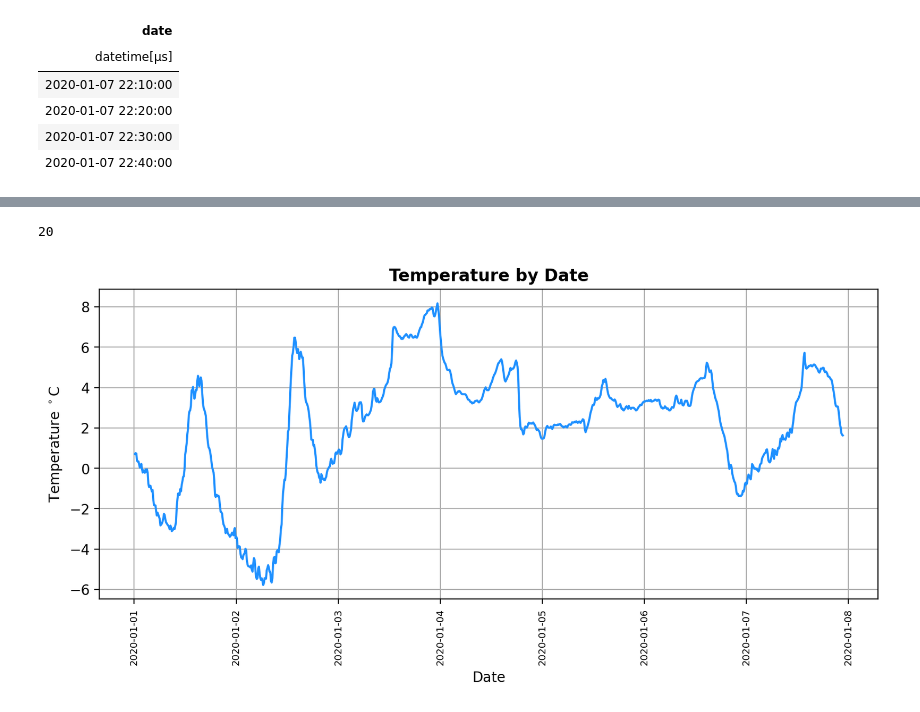
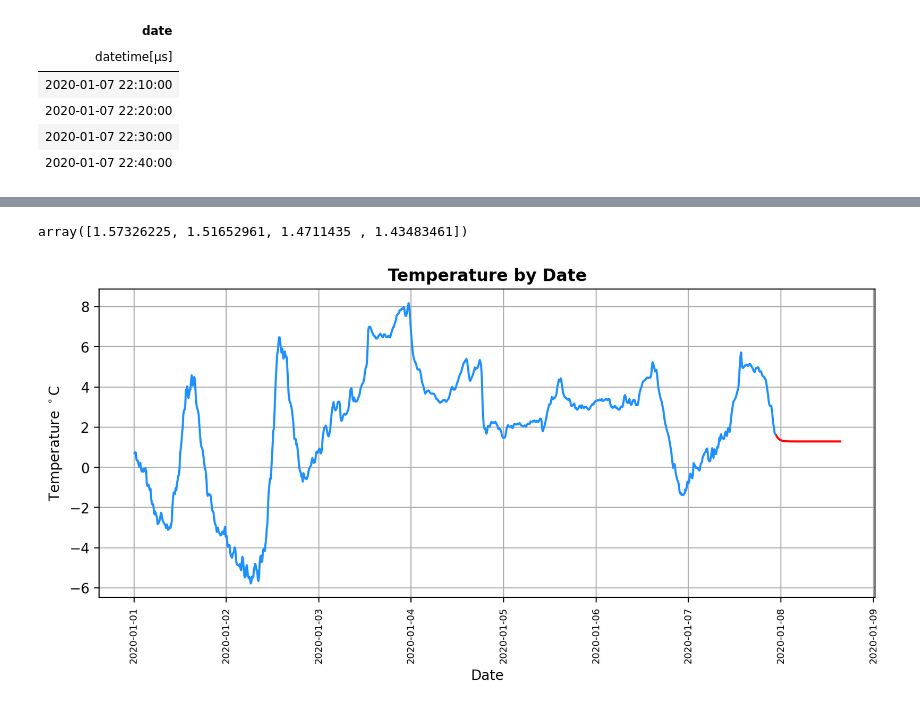
Before and after one commit to bsalisbury1/Projects, a Jupyter notebook: TimeSeriesForecasting/exploration.ipynb, the cells around one changed output, grey strips where cells are left out. Drawn from its saved outputs; the diff is of its cells as text; code cells hidden in the pictures.

Commit message:
Plot naive ETS horizon

```diff
--- a/TimeSeriesForecasting/exploration.ipynb
+++ b/TimeSeriesForecasting/exploration.ipynb
@@ -86,0 +83,3 @@ naive_model.predict(h=4)
+# %%
+h = 100
+naive_model.predict(h=h)
@@ -113,11 +141,11 @@ shape: (4,)
 # %%
 from datetime import datetime, timedelta
 last_obs_time = df_modeled['date'][-1]
-print(last_obs_time  + timedelta(minutes=10))
+#print(last_obs_time  + timedelta(minutes=10))
 
 #horizon = [ x for x in np.arange(0,4)]
-np.array([], dtype='datetime64[ns]')
-for t in np.arange(start = 10, stop = 41, step = 10):
-    horizon = np.append(horizon, last_obs_time + timedelta(minutes=t))
+horizon = np.array([])
+for t in np.arange(start = 10, stop = h*10+1, step = 10):
+    horizon = np.append(horizon, last_obs_time + timedelta(minutes=float(t)))
 
-print(horizon)
+#print(horizon)
@@ -127,15 +152,15 @@ TypeError: unsupported type for timedelta minutes component: numpy.int64
-# %%
-np.arange(start = 10, stop = 41, step = 10)
-# %% [output]
-20
+# %%
+naive_model.predict(h=4)['mean']
+# %% [output]
+array([1.57326225, 1.51652961, 1.4711435 , 1.43483461])
 # %%
 fig, ax = plt.subplots(figsize=(10, 4), dpi=200)
 ax.plot(df_modeled['date'], df_modeled['T'], color='dodgerblue')
-ax.plot(np.array([]))
+ax.plot(horizon, naive_model.predict(h=h)['mean'], color = 'red')
 ax.tick_params(axis='x', labelrotation=90, labelsize='x-small')
 ax.set_xlabel('Date')
 ax.set_ylabel(r'Temperature $^\circ$C')
 ax.set_title('Temperature by Date', fontweight='bold')
 ax.grid(True)
 # %% [output]
-[figure, old version]
+[figure, new version]
```
Also changed, not shown: parts of 5 cells of this notebook.
